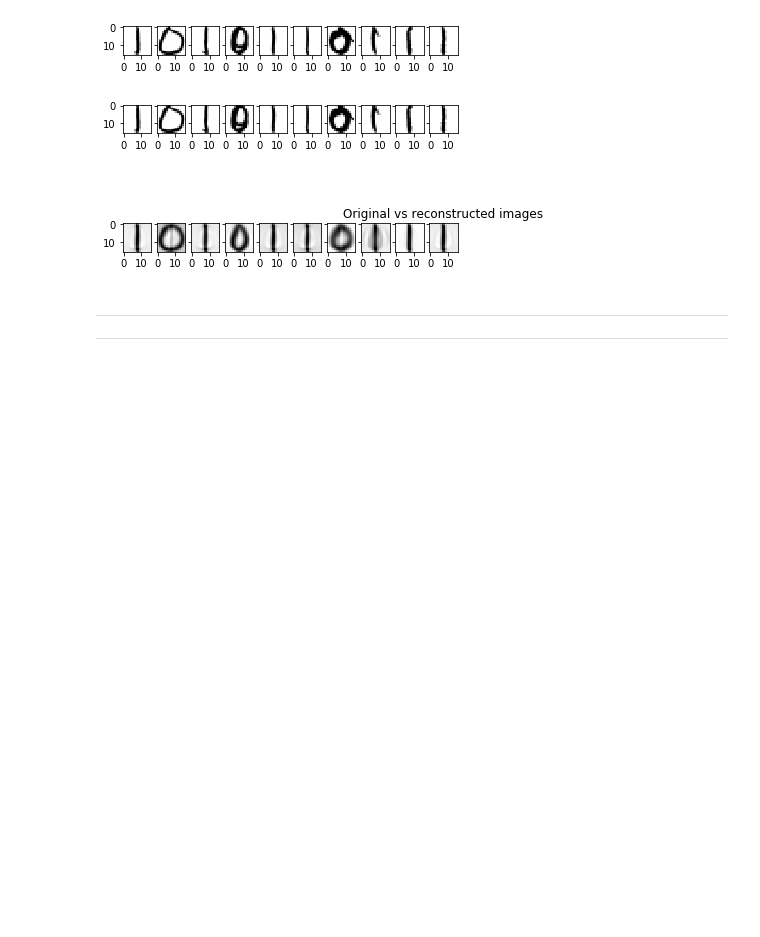
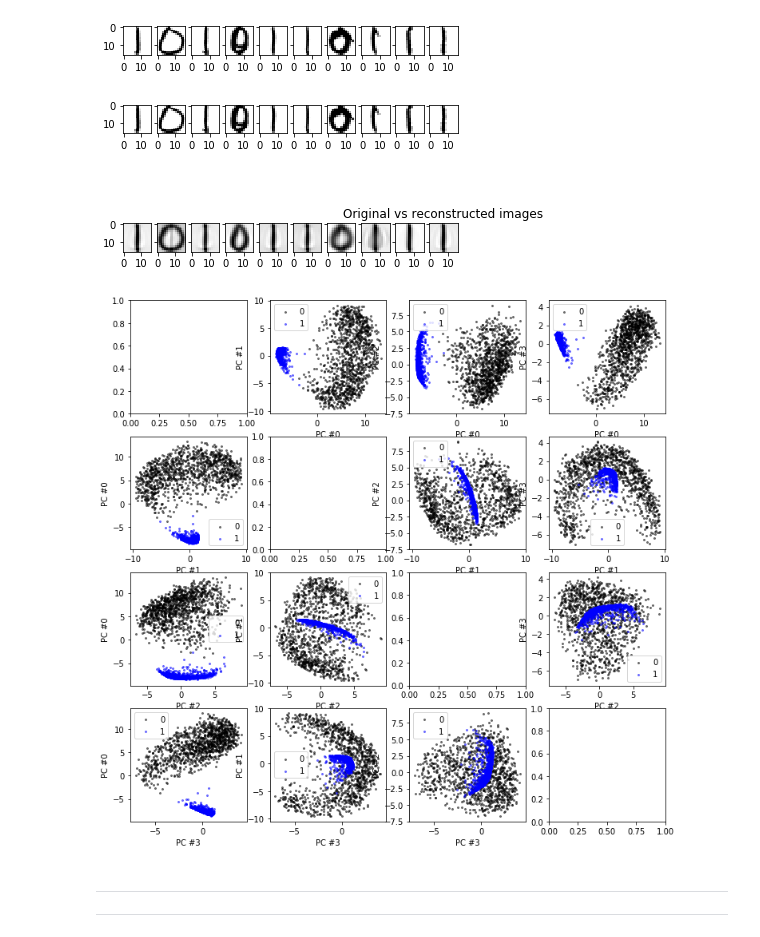
Before and after one commit to gabrielraya/Data-Mining, a Jupyter notebook: Assignment_2/Assignment_2.ipynb, the cells around one changed output. Drawn from its saved outputs; the diff is of its cells as text; code cells hidden in the pictures; blank space fills up the shorter version.

Commit message:
plot PCs against each other in assignment 2.2

```diff
--- a/Assignment_2/Assignment_2.ipynb
+++ b/Assignment_2/Assignment_2.ipynb
@@ -129,7 +129,9 @@ labels = traindata[:,0]
 
 
 # keep only ones and zeros
-kept_indices = np.logical_or(labels == 0, labels == 1)
+zero_indices = labels == 0
+one_indices = labels == 1
+kept_indices = np.logical_or(zero_indices, one_indices)
 images = images[kept_indices]
 labels = labels[kept_indices]
 assert len(images) == len(labels)
@@ -159,7 +161,9 @@ u, s, vt = np.linalg.svd(centered)
 projection_matrix = vt.T
 
 # disregard higher principal components
-projection_matrix = projection_matrix[:, :4]
+kept_components = 4
+
+projection_matrix = projection_matrix[:, :kept_components]
 projected = np.matmul(centered, projection_matrix)
 reconstructed = np.matmul(projected, projection_matrix.T) + dimension_means
 # %%
@@ -168,6 +172,27 @@ plt.title('Original vs reconstructed images')
 plt.show()
 # %% [output]
 [figure]
+# %%
+fig, axes = plt.subplots(kept_components, kept_components, figsize=(12, 12))
+
+def scatter_digit(ax, components, digit, color):
+    data = projected[labels == digit]
+    ax.scatter(data[:, components[0]], data[:, components[1]], label=str(digit), s=4, c=color, alpha=.5)
+
+for component_1 in range(kept_components):
+    for component_2 in range(kept_components):
+        if component_1 == component_2:
+            continue
+        ax = axes[component_1][component_2]
+        scatter_digit(ax, (component_1, component_2), 0, 'black')
+        scatter_digit(ax, (component_1, component_2), 1, 'blue')
+        ax.set_xlabel(f'PC #{component_1}')
+        ax.set_ylabel(f'PC #{component_2}')
+        ax.legend()
+
+plt.show()
+# %% [output]
+[figure, added]
 # %% [markdown]
 ----
 
```
